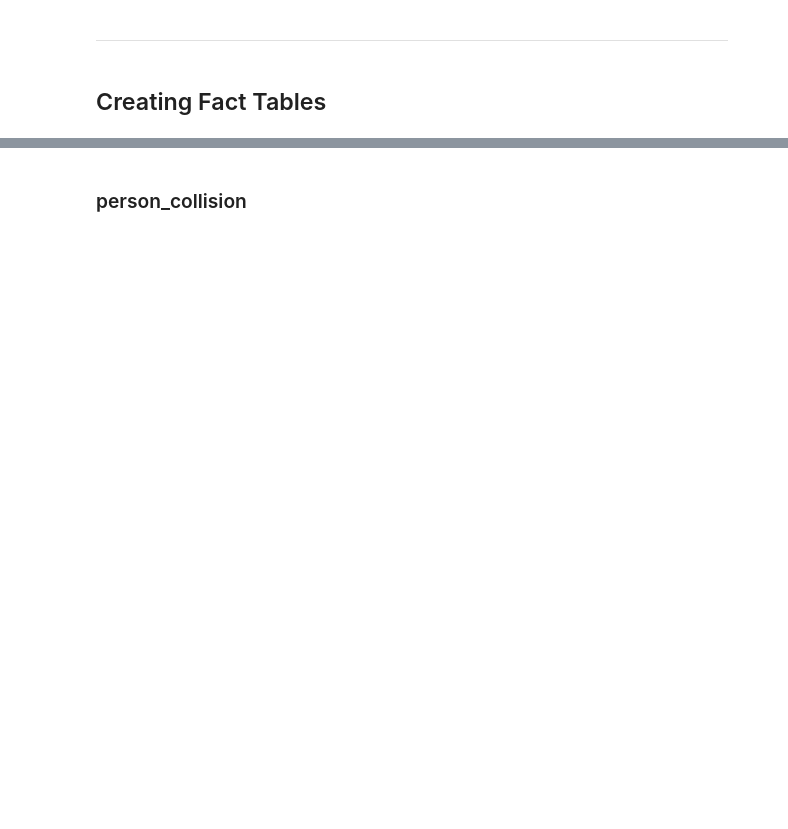
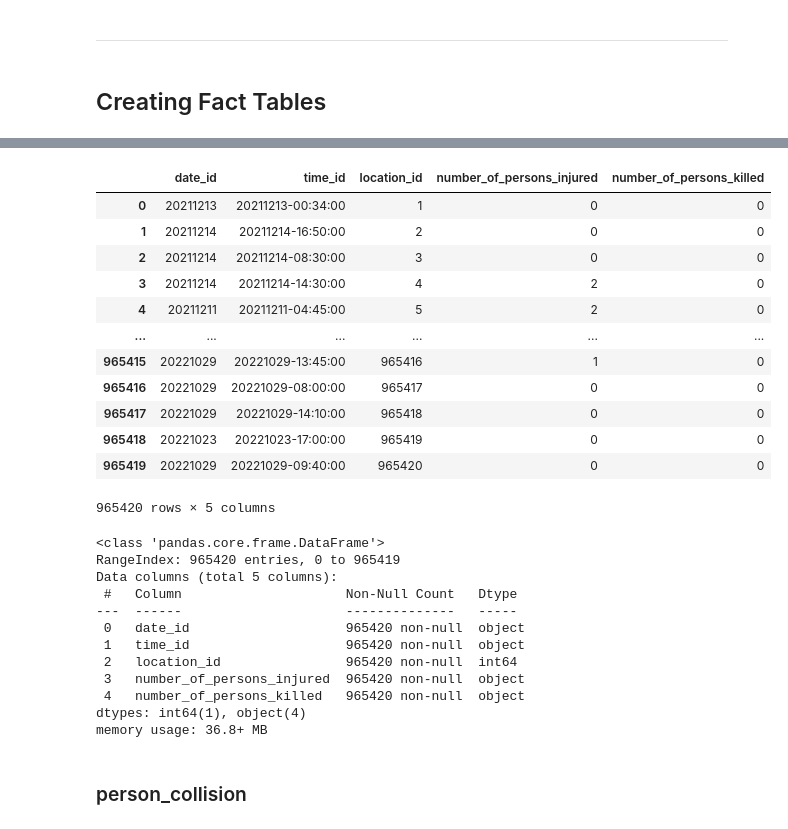
Before and after one commit to xyjiang970/cis9440-dataWarehousing, a Jupyter notebook: project/milestones_submission/milestone3/milestone3_ETL_jason_github.ipynb, the cells around one changed output, grey strips where cells are left out. Cells and saved outputs as stored; diff of their text form; code cells hidden in the pictures; blank space fills up the shorter version.

```diff
--- a/project/milestones_submission/milestone3/milestone3_ETL_jason_github.ipynb
+++ b/project/milestones_submission/milestone3/milestone3_ETL_jason_github.ipynb
@@ -623,2 +574,54 @@ memory usage: 36.8+ MB
+# %%
+collision_occurrence = overall_df[["crash_date", "crash_time", "number_of_persons_injured",
+                                       "number_of_persons_killed"]]
+
+collision_occurrence['date_id'] = collision_occurrence['crash_date'].apply(lambda x: pd.to_datetime(x).strftime("%Y%m%d"))
+
+# creating time_id column
+collision_occurrence['crash_time'] = collision_occurrence['crash_time'].astype(str)
+collision_occurrence['temp1'] = collision_occurrence['crash_date'].apply(lambda x: pd.to_datetime(x).strftime("%Y%m%d"))
+
+## first convert to type string and use it to help create time_id column
+collision_occurrence['crash_date'] = collision_occurrence['crash_date'].astype(str)
+collision_occurrence['time_id'] = collision_occurrence[['temp1',
+                                                        'crash_time']].agg('-'.join, axis=1)
+# %%
+collision_occurrence.insert(0, 'location_id', range(1, 1 + len(collision_occurrence)))
+collision_occurrence.drop("crash_date", axis = 1, inplace = True)
+
+# rearranging columns
+collision_occurrence = collision_occurrence[["date_id", "time_id", "location_id",
+                                             "number_of_persons_injured",
+                                             "number_of_persons_killed"]]
+
+display(collision_occurrence)
+print("\n")
+collision_occurrence.info()
+# %% [output]
+|  | date_id | time_id | location_id | number_of_persons_injured | number_of_persons_killed |
+| 0 | 20211213 | 20211213-00:34:00 | 1 | 0 | 0 |
+| 1 | 20211214 | 20211214-16:50:00 | 2 | 0 | 0 |
+| 2 | 20211214 | 20211214-08:30:00 | 3 | 0 | 0 |
+| 3 | 20211214 | 20211214-14:30:00 | 4 | 2 | 0 |
+| 4 | 20211211 | 20211211-04:45:00 | 5 | 2 | 0 |
+| ... | ... | ... | ... | ... | ... |
+| 965415 | 20221029 | 20221029-13:45:00 | 965416 | 1 | 0 |
+| 965416 | 20221029 | 20221029-08:00:00 | 965417 | 0 | 0 |
+| 965417 | 20221029 | 20221029-14:10:00 | 965418 | 0 | 0 |
+| 965418 | 20221023 | 20221023-17:00:00 | 965419 | 0 | 0 |
+| 965419 | 20221029 | 20221029-09:40:00 | 965420 | 0 | 0 |
+965420 rows × 5 columns
+<class 'pandas.core.frame.DataFrame'>
+RangeIndex: 965420 entries, 0 to 965419
+Data columns (total 5 columns):
+ #   Column                     Non-Null Count   Dtype
+---  ------                     --------------   -----
+ 0   date_id                    965420 non-null  object
+ 1   time_id                    965420 non-null  object
+ 2   location_id                965420 non-null  int64
+ 3   number_of_persons_injured  965420 non-null  object
+ 4   number_of_persons_killed   965420 non-null  object
+dtypes: int64(1), object(4)
+memory usage: 36.8+ MB
 # %% [markdown]
 ### person_collision
```
Also changed, not shown: parts of 29 cells of this notebook.
